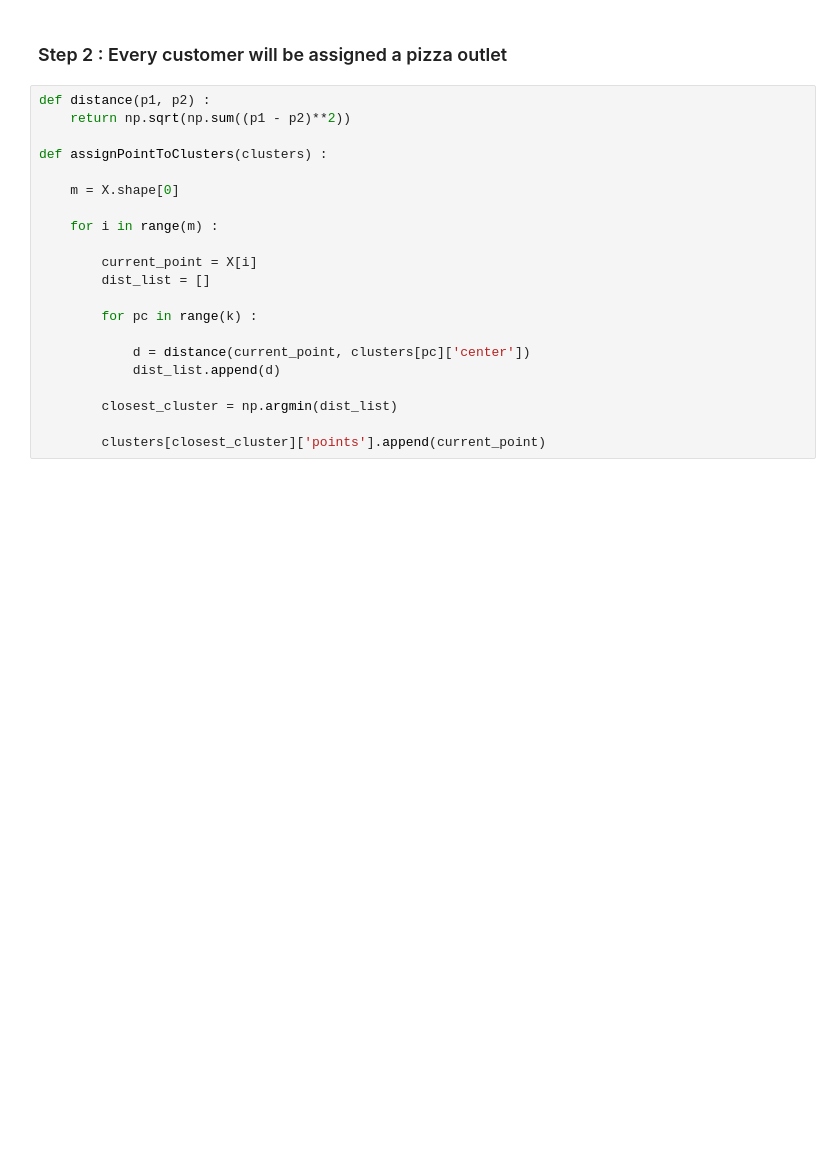
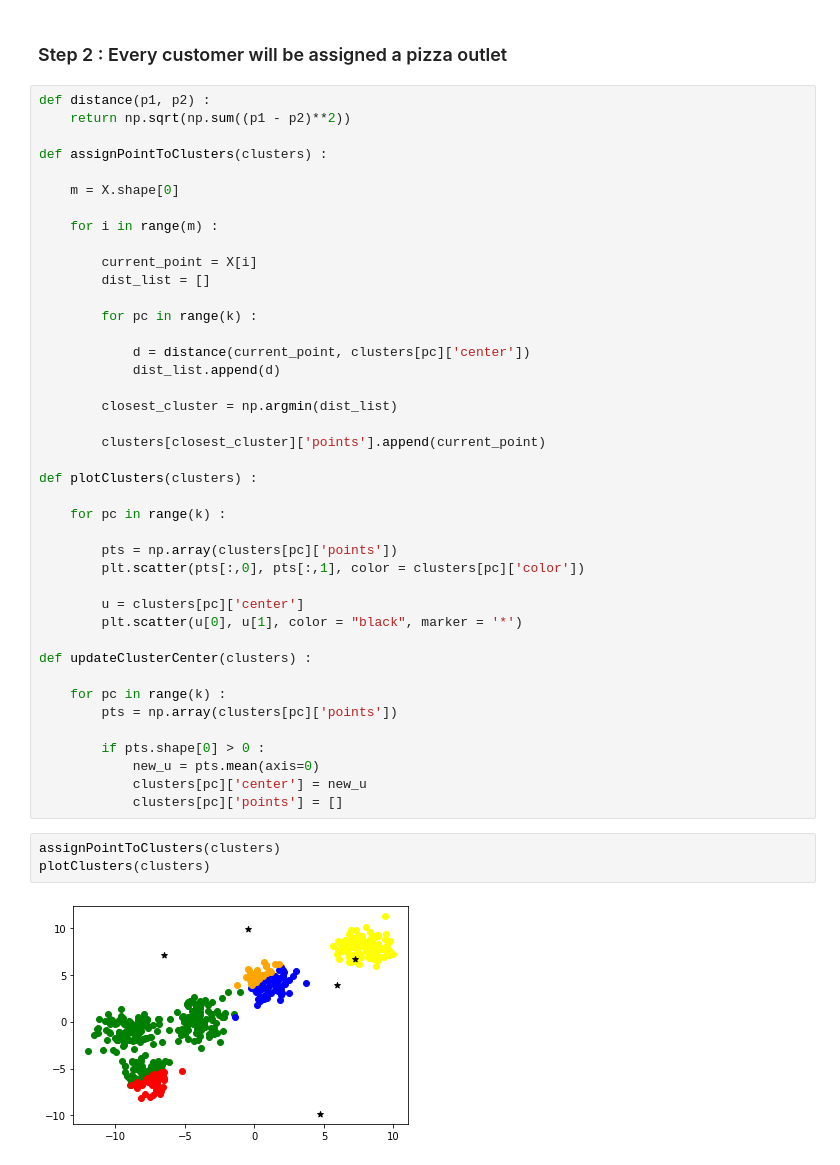
Before and after one commit to garimachhikara128/DTU-ML-Lab-C4-G2, a Jupyter notebook: Lab10 21Oct2021.ipynb, the cells around one changed output. Drawn from its saved outputs; the diff is of its cells as text; blank space fills up the shorter version.

Commit message:
K Means

```diff
--- a/Lab10 21Oct2021.ipynb
+++ b/Lab10 21Oct2021.ipynb
@@ -76,3 +74,28 @@ def assignPointToClusters(clusters) :
         closest_cluster = np.argmin(dist_list)
 
         clusters[closest_cluster]['points'].append(current_point)
+
+def plotClusters(clusters) :
+
+    for pc in range(k) :
+
+        pts = np.array(clusters[pc]['points'])
+        plt.scatter(pts[:,0], pts[:,1], color = clusters[pc]['color'])
+
+        u = clusters[pc]['center']
+        plt.scatter(u[0], u[1], color = "black", marker = '*')
+
+def updateClusterCenter(clusters) :
+
+    for pc in range(k) :
+        pts = np.array(clusters[pc]['points'])
+
+        if pts.shape[0] > 0 :
+            new_u = pts.mean(axis=0)
+            clusters[pc]['center'] = new_u
+            clusters[pc]['points'] = []
+# %%
+assignPointToClusters(clusters)
+plotClusters(clusters)
+# %% [output]
+[figure, added]
```
Also changed, not shown: parts of 3 cells of this notebook.
